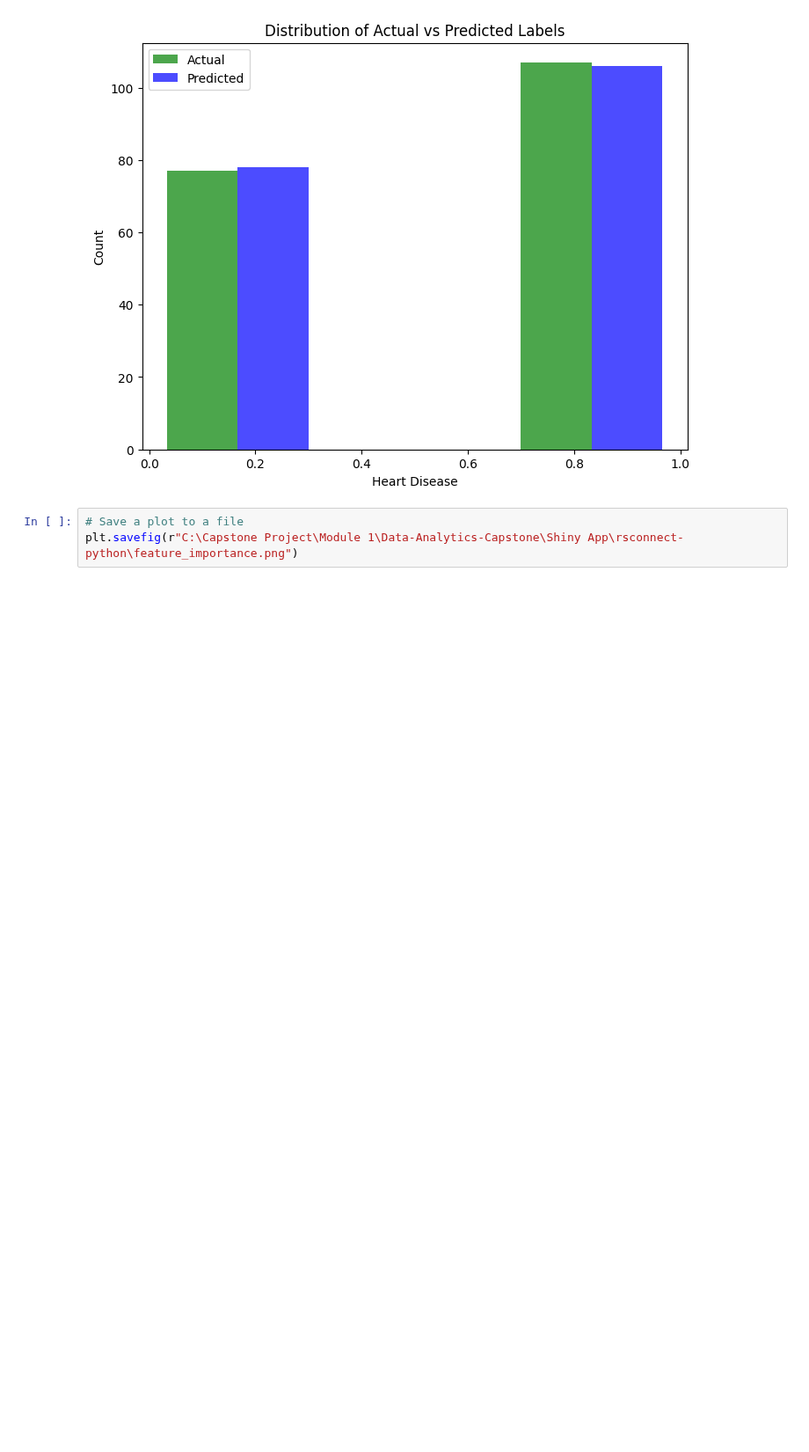
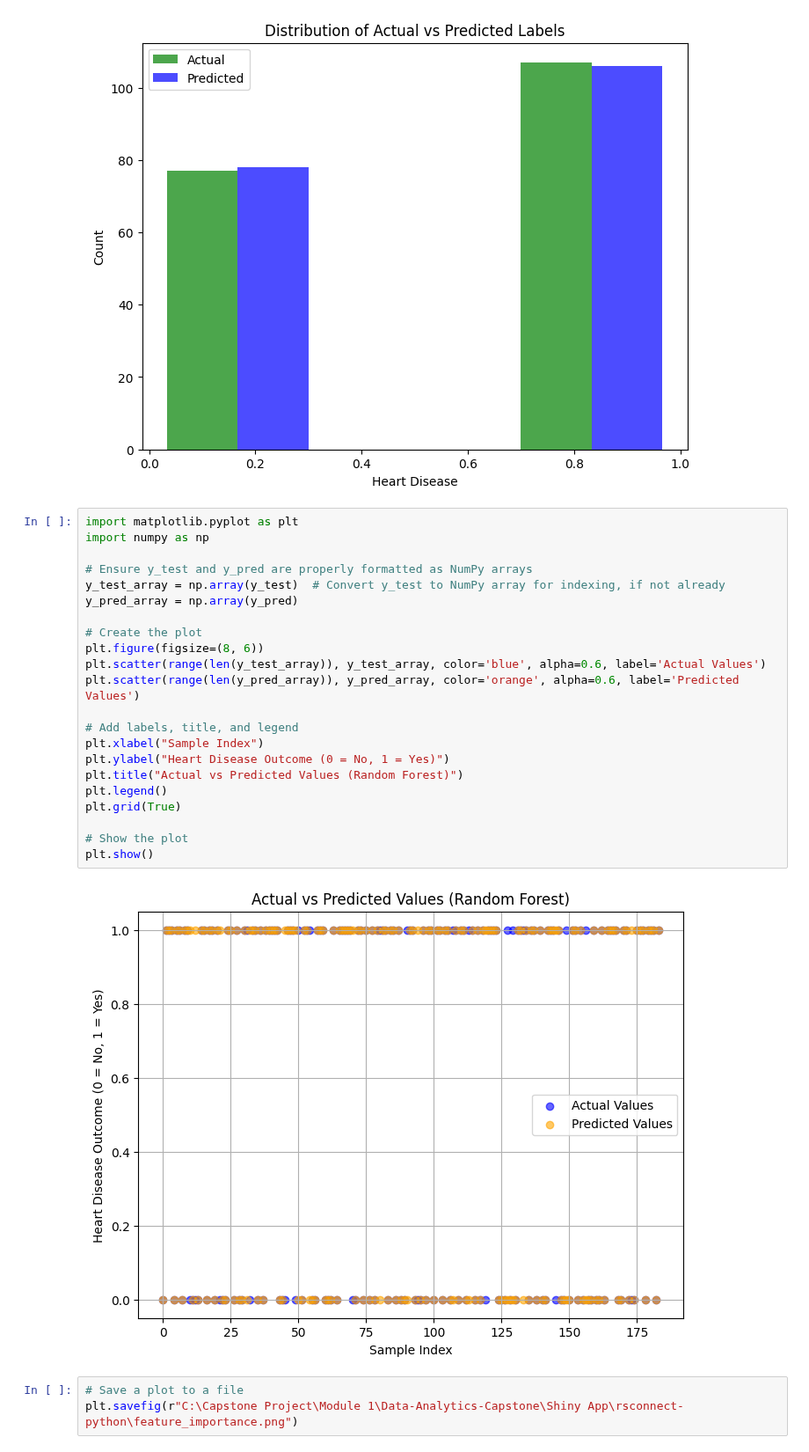
Before and after one commit to Habtom1999/Data-Analytics-Capstone, a Jupyter notebook: Shiny App/rsconnect-python/training .ipynb, the cells around one changed output. Shown at 88% size. Cells and saved outputs as stored; diff of their text form; blank space fills up the shorter version.

```diff
--- a/Shiny App/rsconnect-python/training .ipynb
+++ b/Shiny App/rsconnect-python/training .ipynb
@@ -147,6 +147,30 @@ plt.legend()
 plt.show()
 # %% [output]
 [figure]
+# %%
+import matplotlib.pyplot as plt
+import numpy as np
+
+# Ensure y_test and y_pred are properly formatted as NumPy arrays
+y_test_array = np.array(y_test)  # Convert y_test to NumPy array for indexing, if not already
+y_pred_array = np.array(y_pred)
+
+# Create the plot
+plt.figure(figsize=(8, 6))
+plt.scatter(range(len(y_test_array)), y_test_array, color='blue', alpha=0.6, label='Actual Values')
+plt.scatter(range(len(y_pred_array)), y_pred_array, color='orange', alpha=0.6, label='Predicted Values')
+
+# Add labels, title, and legend
+plt.xlabel("Sample Index")
+plt.ylabel("Heart Disease Outcome (0 = No, 1 = Yes)")
+plt.title("Actual vs Predicted Values (Random Forest)")
+plt.legend()
+plt.grid(True)
+
+# Show the plot
+plt.show()
+# %% [output]
+[figure, added]
 # %%
 # Save a plot to a file
 plt.savefig(r"C:\Capstone Project\Module 1\Data-Analytics-Capstone\Shiny App\rsconnect-python\feature_importance.png")
```
